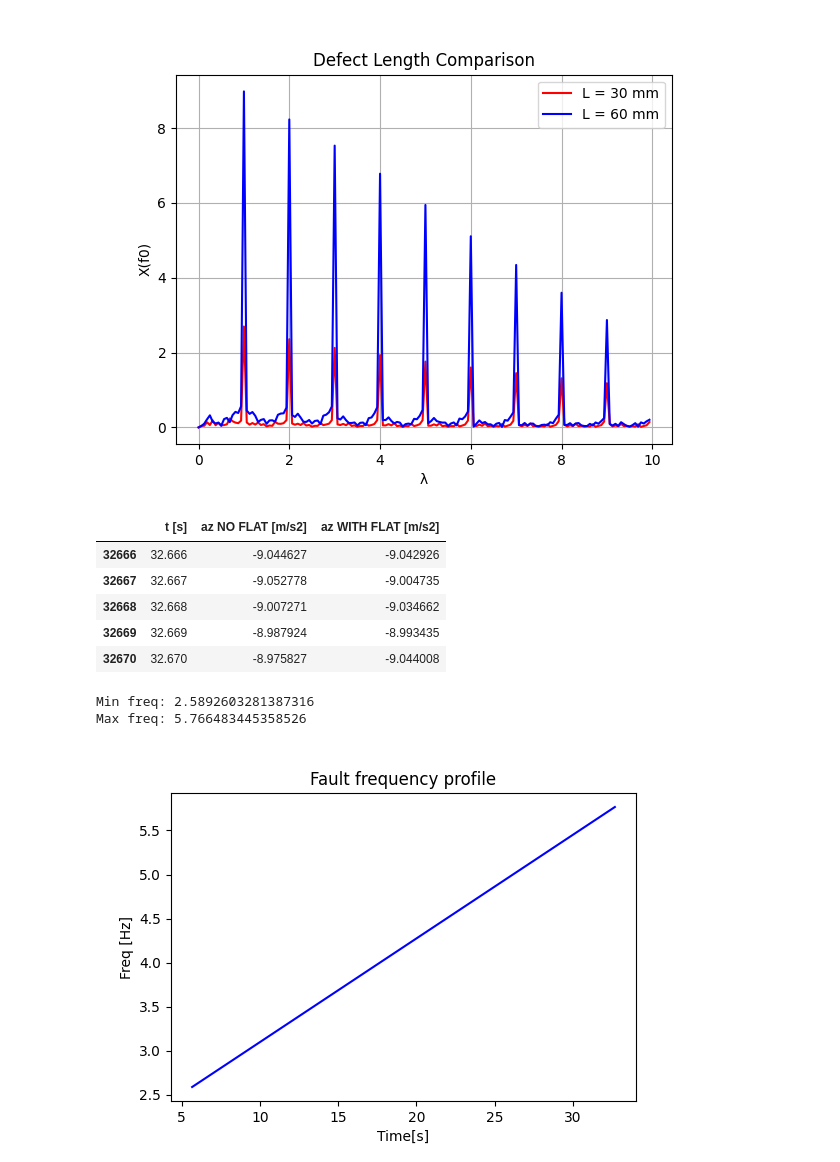
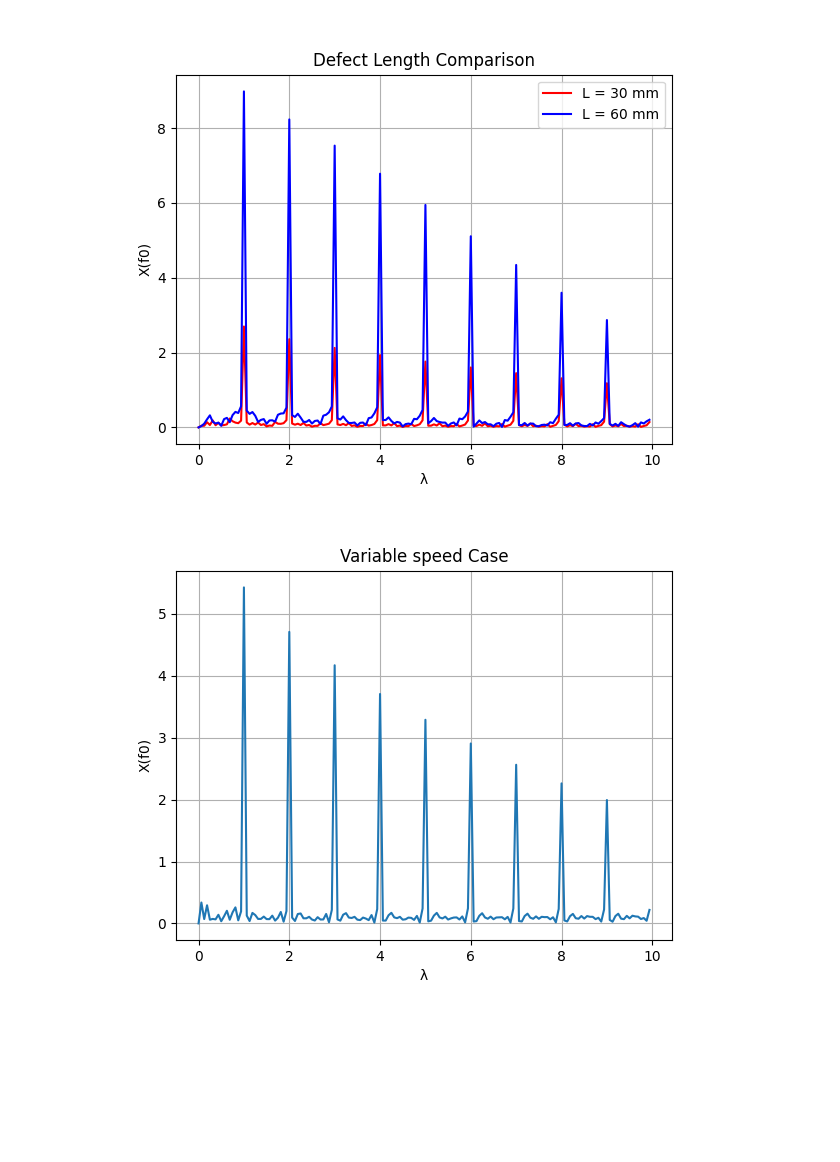
Before and after one commit to androdl96/FlatWheels, a Jupyter notebook: new_simulations.ipynb, the cells around one changed output. Cells and saved outputs as stored; diff of their text form; code cells hidden in the pictures; blank space fills up the shorter version.

```diff
--- a/new_simulations.ipynb
+++ b/new_simulations.ipynb
@@ -229,3 +219,7 @@ plt.grid(True)
+# %%
+X_lambda_0 = matricial_IGD(f_fail[0], fs, Sx_flat[0],Λ,D_lambda)
+X_lambda_1 = matricial_IGD(f_fail[1], fs, Sx_flat[1],Λ,D_lambda)
+X_lambda_2 = matricial_IGD(f_fail[2], fs, Sx_flat[2],Λ,D_lambda)
 # %%
 plt.close('all')
 %matplotlib widget
@@ -241,26 +235,16 @@ plt.title("Defect Length Comparison")
 plt.grid(True)
 # %% [output]
 [figure]
-# %%
-WF_Sx[-1].tail()
-# %% [output]
-|  | t [s] | az NO FLAT [m/s2] | az WITH FLAT [m/s2] |
-| 32666 | 32.666 | -9.044627 | -9.042926 |
-| 32667 | 32.667 | -9.052778 | -9.004735 |
-| 32668 | 32.668 | -9.007271 | -9.034662 |
-| 32669 | 32.669 | -8.987924 | -8.993435 |
-| 32670 | 32.670 | -8.975827 | -9.044008 |
-# %%
-plt.close('all')
-%matplotlib widget
-plt.figure(figsize=(6,4)) ### change tuple for better visualization or change inline for qt in %matplotlib inline
-plt.plot(t,f_fail,color='blue')
-plt.title('Fault frequency profile')
-plt.xlabel('Time[s]')
-plt.ylabel('Freq [Hz]')
-print('Min freq:',np.min(f_fail))
-print('Max freq:',np.max(f_fail))
-# %% [output]
-Min freq: 2.5892603281387316
-Max freq: 5.766483445358526
-[figure, removed]
+# %%
+plt.close('all')
+%matplotlib widget
+
+λs=np.arange(0,Λ,D_lambda)
+
+plt.plot(λs,np.abs(X_lambda_2))
+plt.title("Variable speed Case")
+plt.xlabel('λ')
+plt.ylabel('X(f0)')
+plt.grid(True)
+# %% [output]
+[figure, added]
```
Also changed, not shown: parts of 20 cells of this notebook, 1 other file.
